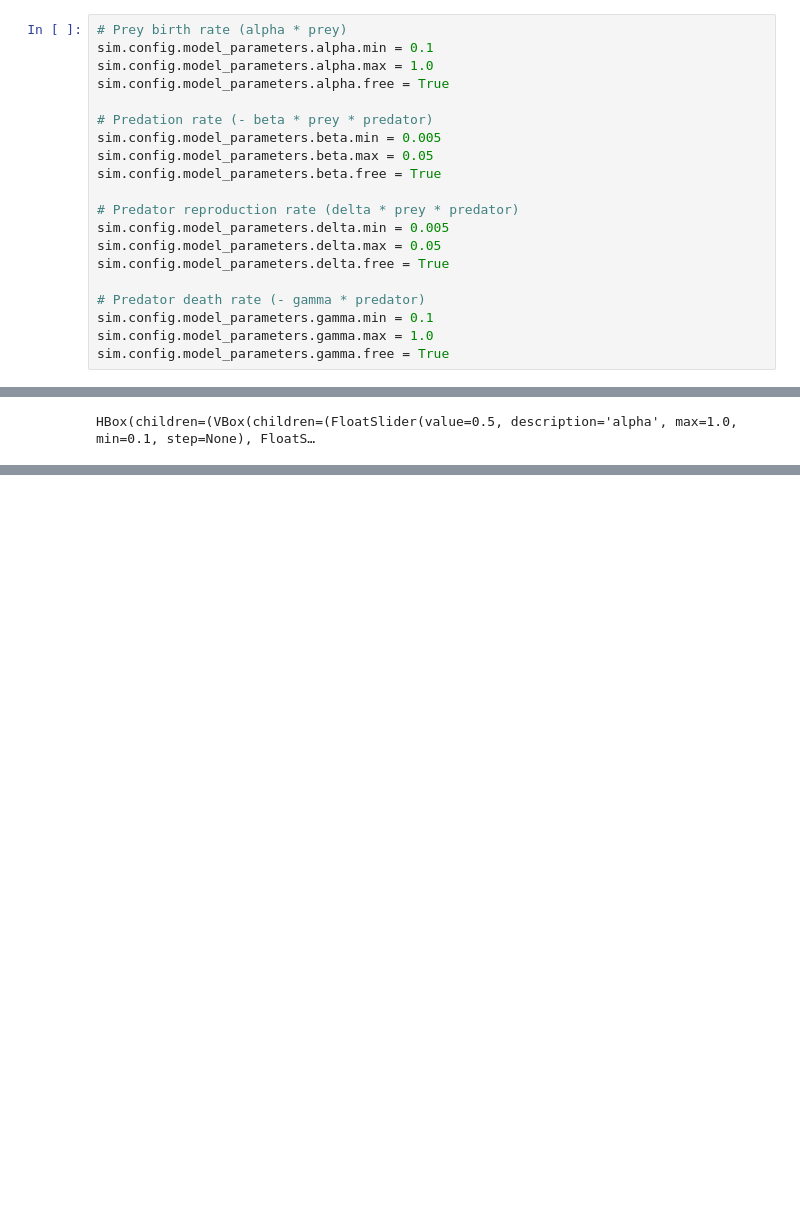
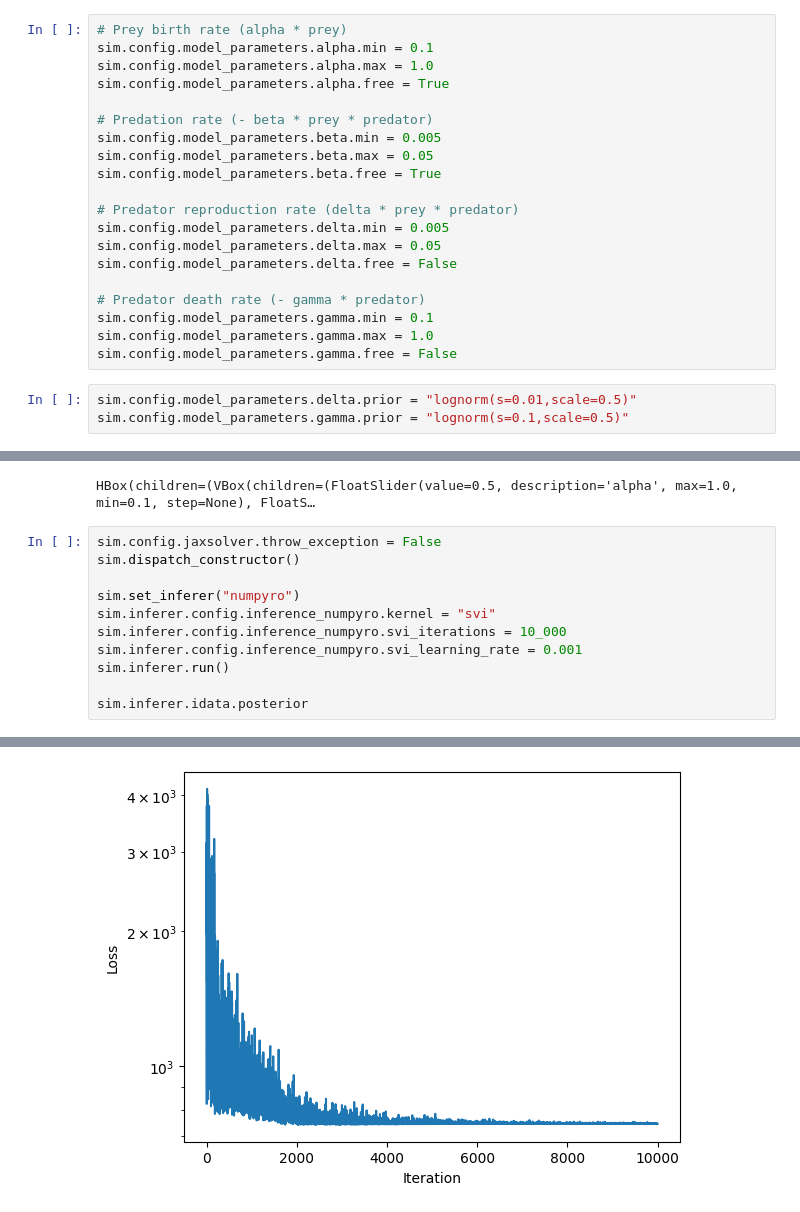
Before and after one commit to flo-schu/lotka_volterra_case_study, a Jupyter notebook: scripts/interactive.ipynb, the cells around one changed output, grey strips where cells are left out. Saved outputs shown, nothing was run; the diff lists cells and outputs as text; blank space fills up the shorter version.

```diff
--- a/scripts/interactive.ipynb
+++ b/scripts/interactive.ipynb
@@ -33,15 +33,30 @@ sim.config.model_parameters.beta.free = True
 # Predator reproduction rate (delta * prey * predator)
 sim.config.model_parameters.delta.min = 0.005
 sim.config.model_parameters.delta.max = 0.05
-sim.config.model_parameters.delta.free = True
+sim.config.model_parameters.delta.free = False
 
 # Predator death rate (- gamma * predator)
 sim.config.model_parameters.gamma.min = 0.1
 sim.config.model_parameters.gamma.max = 1.0
-sim.config.model_parameters.gamma.free = True
+sim.config.model_parameters.gamma.free = False
+# %%
+sim.config.model_parameters.delta.prior = "lognorm(s=0.01,scale=0.5)"
+sim.config.model_parameters.gamma.prior = "lognorm(s=0.1,scale=0.5)"
 # %% [markdown]
 ## Run interactive simulation
 # %%
 sim.interactive()
 # %% [output]
 HBox(children=(VBox(children=(FloatSlider(value=0.5, description='alpha', max=1.0, min=0.1, step=None), FloatS…
+# %%
+sim.config.jaxsolver.throw_exception = False
+sim.dispatch_constructor()
+
+sim.set_inferer("numpyro")
+sim.inferer.config.inference_numpyro.kernel = "svi"
+sim.inferer.config.inference_numpyro.svi_iterations = 10_000
+sim.inferer.config.inference_numpyro.svi_learning_rate = 0.001
+sim.inferer.run()
+
+sim.inferer.idata.posterior
+# %% [output]
@@ -47,0 +95 @@ HBox(children=(VBox(children=(FloatSlider(value=0.5, description='alpha', max=1.
+[figure, added]
```
Also changed, not shown: parts of 1 cell of this notebook.
